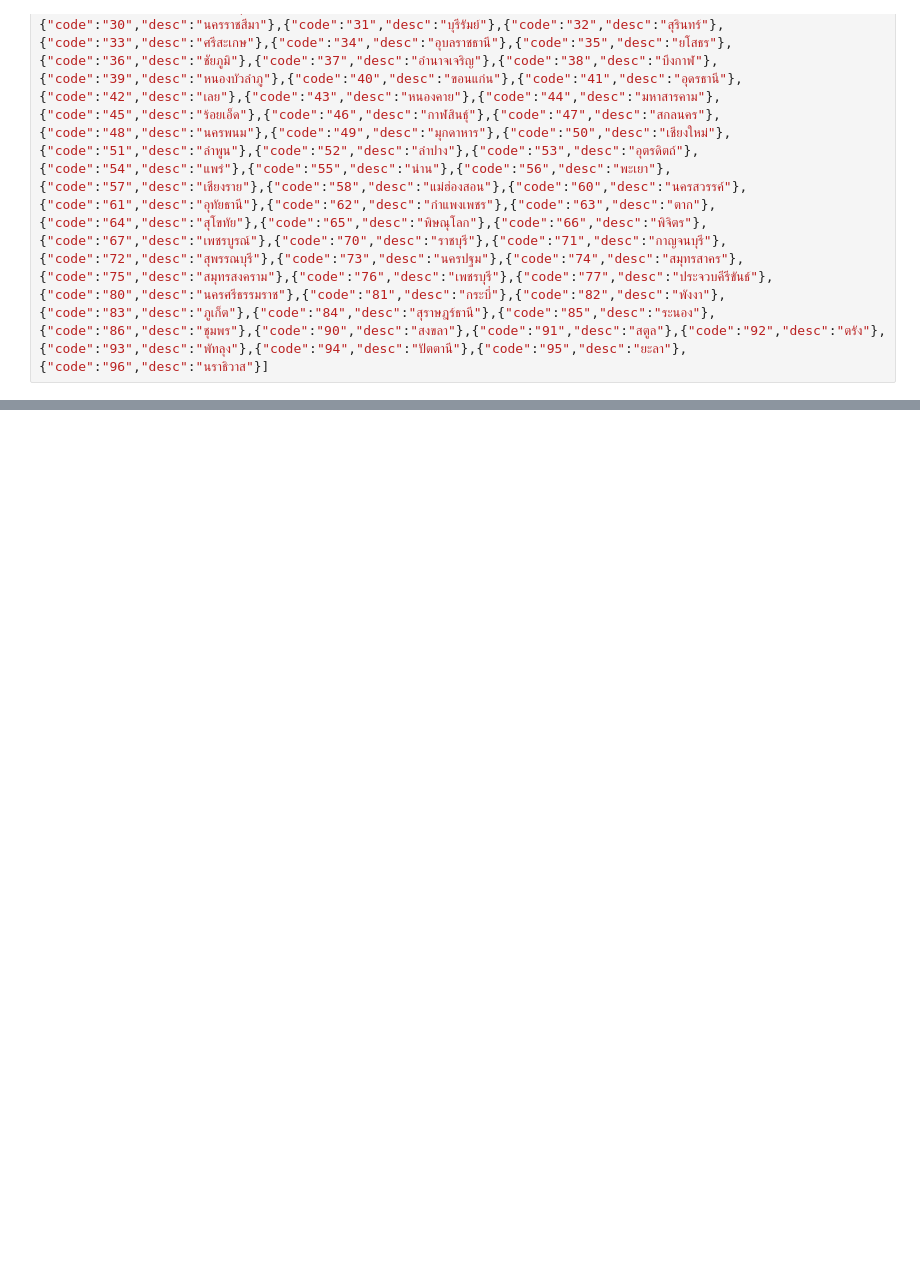
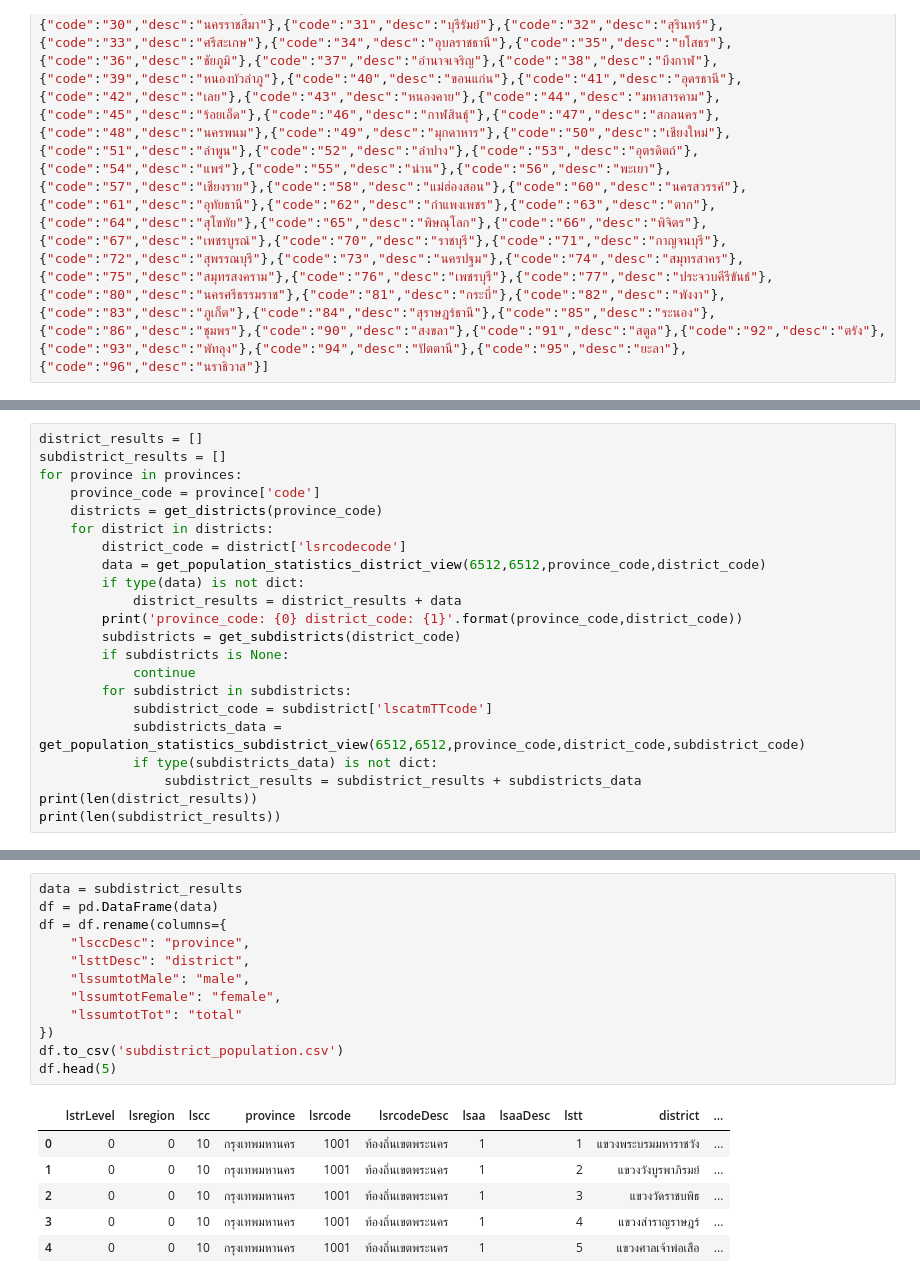
Before and after one commit to jallynme/thailand-statistics-registration-systems, a Jupyter notebook: population-statistics.ipynb, the cells around one changed output, grey strips where cells are left out. Saved outputs shown, nothing was run; the diff lists cells and outputs as text; blank space fills up the shorter version.

Commit message:
add get data by subdistrict and csv

```diff
--- a/population-statistics.ipynb
+++ b/population-statistics.ipynb
@@ -217,2 +213,24 @@ df.head(5)
 |  | subdistrict | male | female | total |
 | 0 | แขวงพระบรมมหาราชวัง | 1845 | 1292 | 3137 |
+# %%
+district_results = []
+subdistrict_results = []
+for province in provinces:
+    province_code = province['code']
+    districts = get_districts(province_code)
+    for district in districts:
+        district_code = district['lsrcodecode']
+        data = get_population_statistics_district_view(6512,6512,province_code,district_code)
+        if type(data) is not dict:
+            district_results = district_results + data
+        print('province_code: {0} district_code: {1}'.format(province_code,district_code))
+        subdistricts = get_subdistricts(district_code)
+        if subdistricts is None:
+            continue
+        for subdistrict in subdistricts:
+            subdistrict_code = subdistrict['lscatmTTcode']
+            subdistricts_data = get_population_statistics_subdistrict_view(6512,6512,province_code,district_code,subdistrict_code)
+            if type(subdistricts_data) is not dict:
+                subdistrict_results = subdistrict_results + subdistricts_data
+print(len(district_results))
+print(len(subdistrict_results))
@@ -218,0 +255,19 @@ df.head(5)
+# %%
+data = subdistrict_results
+df = pd.DataFrame(data)
+df = df.rename(columns={
+    "lsccDesc": "province",
+    "lsttDesc": "district",
+    "lssumtotMale": "male",
+    "lssumtotFemale": "female",
+    "lssumtotTot": "total"
+})
+df.to_csv('subdistrict_population.csv')
+df.head(5)
+# %% [output]
+|  | lstrLevel | lsregion | lscc | province | lsrcode | lsrcodeDesc | lsaa | lsaaDesc | lstt | district | ... |
+| 0 | 0 | 0 | 10 | กรุงเทพมหานคร | 1001 | ท้องถิ่นเขตพระนคร | 1 |  | 1 | แขวงพระบรมมหาราชวัง | ... |
+| 1 | 0 | 0 | 10 | กรุงเทพมหานคร | 1001 | ท้องถิ่นเขตพระนคร | 1 |  | 2 | แขวงวังบูรพาภิรมย์ | ... |
+| 2 | 0 | 0 | 10 | กรุงเทพมหานคร | 1001 | ท้องถิ่นเขตพระนคร | 1 |  | 3 | แขวงวัดราชบพิธ | ... |
+| 3 | 0 | 0 | 10 | กรุงเทพมหานคร | 1001 | ท้องถิ่นเขตพระนคร | 1 |  | 4 | แขวงสำราญราษฎร์ | ... |
+| 4 | 0 | 0 | 10 | กรุงเทพมหานคร | 1001 | ท้องถิ่นเขตพระนคร | 1 |  | 5 | แขวงศาลเจ้าพ่อเสือ | ... |
```
Also changed, not shown: parts of 10 cells of this notebook, 2 other files.
